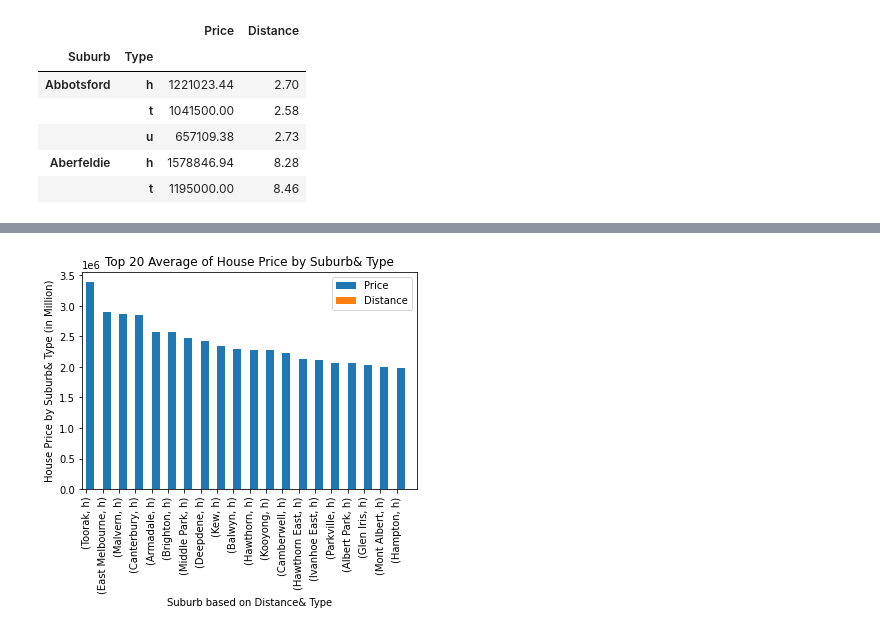
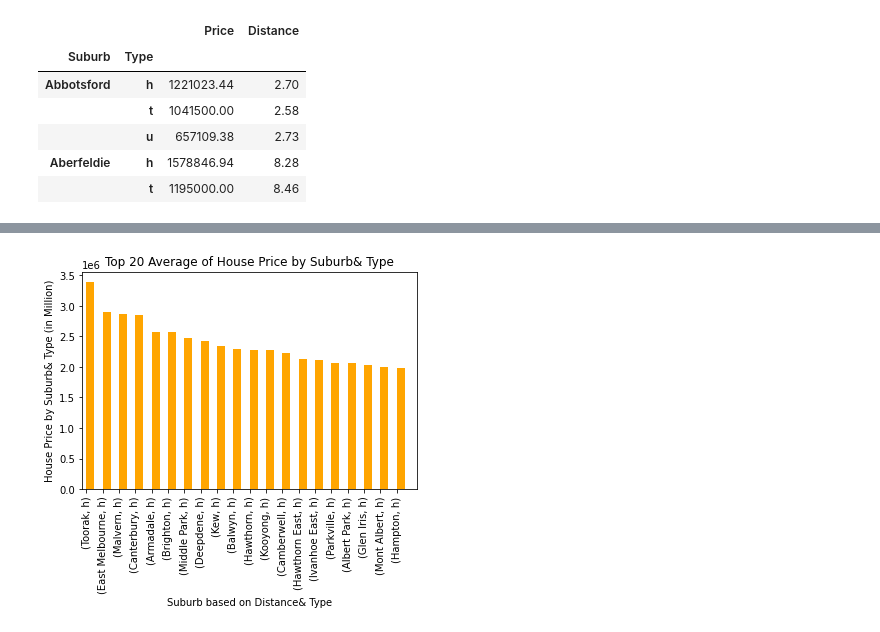
Before and after one commit to Franco1230/Data-Bootcamp-Project-1, a Jupyter notebook: Main.ipynb, the cells around one changed output, grey strips where cells are left out. Cells and saved outputs as stored; diff of their text form; code cells hidden in the pictures.

```diff
--- a/Main.ipynb
+++ b/Main.ipynb
@@ -191,15 +204,14 @@ suburb_price_distance_grouped_df.head()
 # %%
-twenty_highest_price= suburb_price_distance_grouped_df.sort_values(by="Price", ascending=False).head(20)
-x= twenty_highest_price["Distance"]
-y= twenty_highest_price["Price"]/1000000
+x3= twenty_highest_price["Distance"]
+y3= twenty_highest_price["Price"]/1000000
 
-ax= twenty_highest_price.plot(kind='bar',width=1, align="edge", title="Top 20 Average of House Price by Suburb& Type")
+ax= twenty_highest_price.plot(kind='bar',width=1, align="edge", title="Top 20 Average of House Price by Suburb& Type", facecolor="orange", legend=False)
 ax.set_xlabel("Suburb based on Distance& Type")
 ax.set_ylabel("House Price by Suburb& Type (in Million)")
 file = os.path.join("Images/top20_Suburb_Price_Type_bar.png")
 plt.savefig(file)
 # %% [output]
-[figure, old version]
+[figure, new version]
 # %%
 #Analysis: We included the type of Melbourne house from our dataset to our analysis as well.
 #It can be seen that there is a downward trend in the relationship between 20 Suburbs with the highest amount of average house price in Melbourne and their distance from CBD.
```
Also changed, not shown: parts of 33 cells of this notebook, 13 other files.
